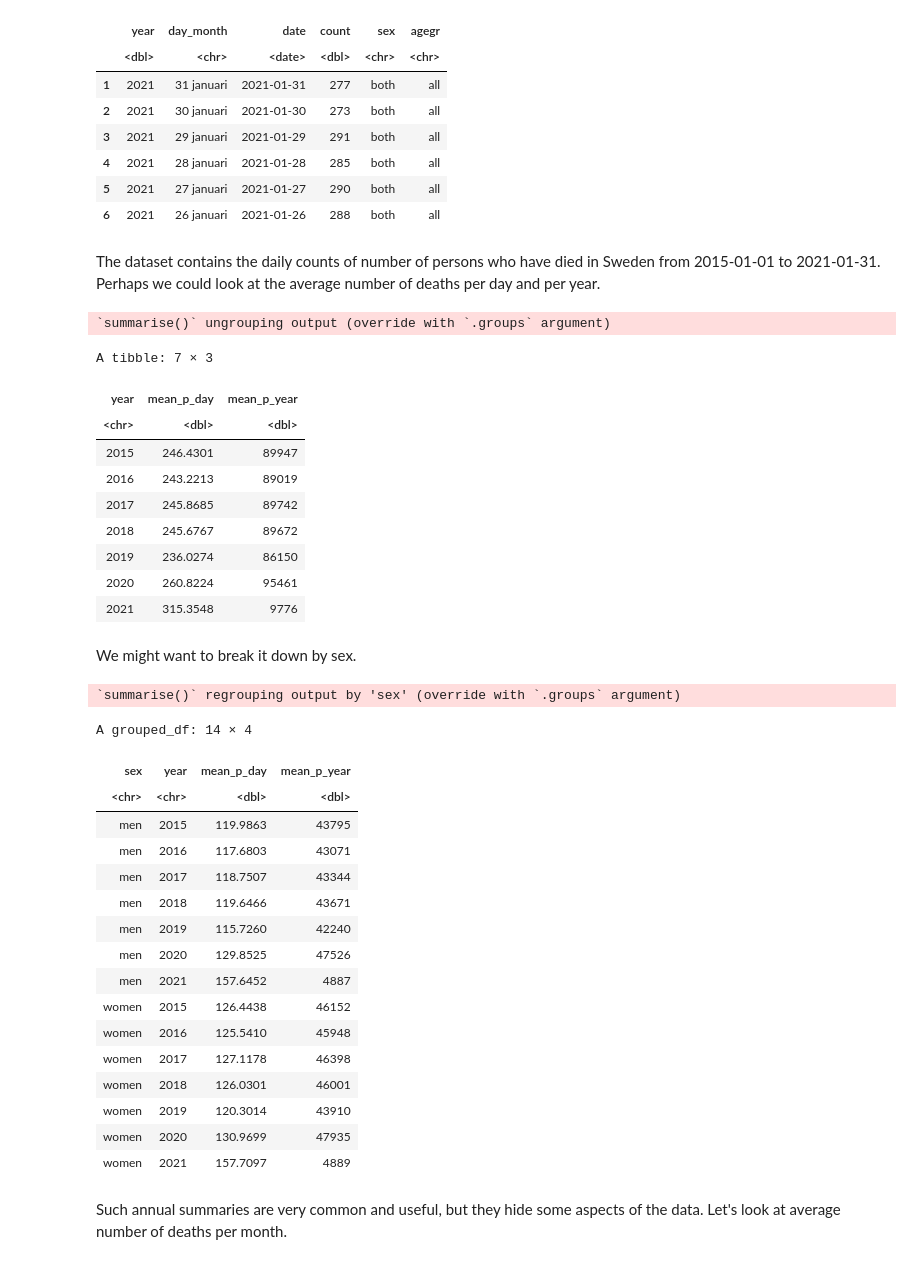
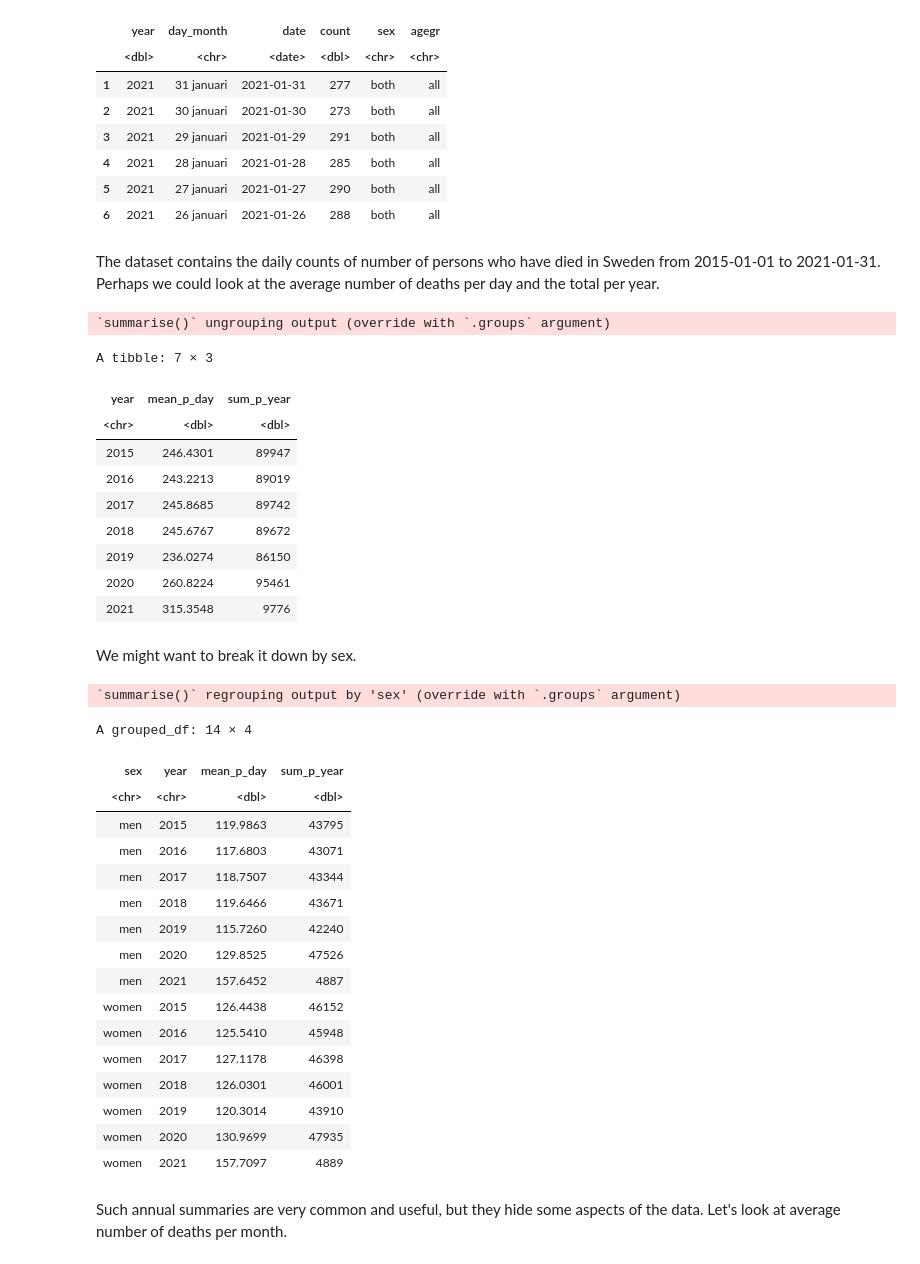
Before and after one commit to aledberg/methods2, a Jupyter notebook: Description.ipynb, the cells around one changed output. Cells and saved outputs as stored; diff of their text form; code cells hidden in the pictures.

```diff
--- a/Description.ipynb
+++ b/Description.ipynb
@@ -18,14 +18,14 @@ A data.frame: 6 × 6
 | 5 | 2021 | 27 januari | 2021-01-27 | 290 | both | all |
 | 6 | 2021 | 26 januari | 2021-01-26 | 288 | both | all |
 # %% [markdown]
-The dataset contains the daily counts of number of persons who have died in Sweden from 2015-01-01 to 2021-01-31. Perhaps we could look at the average number of deaths per day and per year.
+The dataset contains the daily counts of number of persons who have died in Sweden from 2015-01-01 to 2021-01-31. Perhaps we could look at the average number of deaths per day and the total per year.
 # %%
 require(dplyr)
-data %>% filter(sex=="both" & agegr=="all") %>% mutate(year=format(date,"%Y")) %>% group_by(year) %>%summarize(mean_p_day=mean(count),mean_p_year=sum(count))
+data %>% filter(sex=="both" & agegr=="all") %>% mutate(year=format(date,"%Y")) %>% group_by(year) %>%summarize(mean_p_day=mean(count),sum_p_year=sum(count))
 # %% [output]
 `summarise()` ungrouping output (override with `.groups` argument)
 A tibble: 7 × 3
-| year | mean_p_day | mean_p_year |
+| year | mean_p_day | sum_p_year |
 | <chr> | <dbl> | <dbl> |
 | 2015 | 246.4301 | 89947 |
 | 2016 | 243.2213 | 89019 |
@@ -37,11 +37,11 @@ A tibble: 7 × 3
 # %% [markdown]
 We might want to break it down by sex.
 # %%
-data %>% filter(sex!="both" & agegr=="all") %>% mutate(year=format(date,"%Y")) %>% group_by(sex,year) %>%summarize(mean_p_day=mean(count),mean_p_year=sum(count))
+data %>% filter(sex!="both" & agegr=="all") %>% mutate(year=format(date,"%Y")) %>% group_by(sex,year) %>%summarize(mean_p_day=mean(count),sum_p_year=sum(count))
 # %% [output]
 `summarise()` regrouping output by 'sex' (override with `.groups` argument)
 A grouped_df: 14 × 4
-| sex | year | mean_p_day | mean_p_year |
+| sex | year | mean_p_day | sum_p_year |
 | <chr> | <chr> | <dbl> | <dbl> |
 | men | 2015 | 119.9863 | 43795 |
 | men | 2016 | 117.6803 | 43071 |
```
Also changed, not shown: parts of 3 cells of this notebook.
